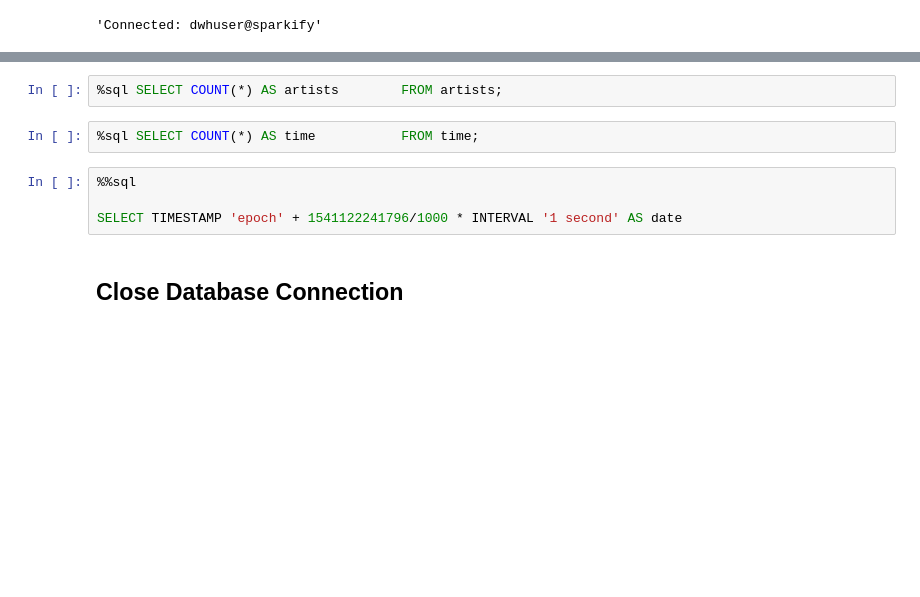
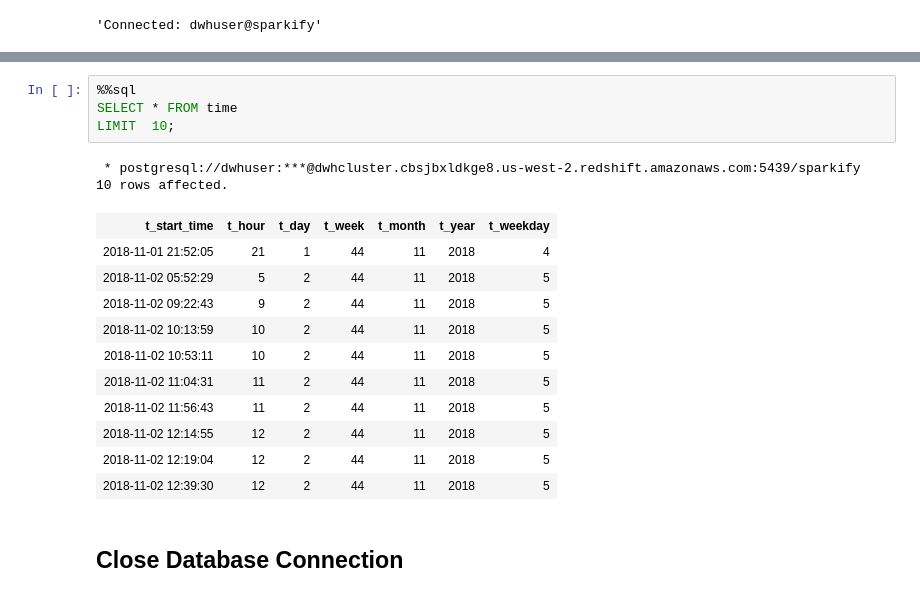
Before and after one commit to stephanderton/ETL-Cloud-Data-Warehouse, a Jupyter notebook: etl.ipynb, the cells around one changed output, grey strips where cells are left out. Drawn from its saved outputs; the diff is of its cells as text; blank space fills up the shorter version.

```diff
--- a/etl.ipynb
+++ b/etl.ipynb
@@ -163,11 +245,21 @@ LIMIT  10;
 # %%
-%sql SELECT COUNT(*) AS artists        FROM artists;
+%%sql
+SELECT * FROM time
+LIMIT  10;
+# %% [output]
+ * postgresql://dwhuser:***@dwhcluster.cbsjbxldkge8.us-west-2.redshift.amazonaws.com:5439/sparkify
+10 rows affected.
+| t_start_time | t_hour | t_day | t_week | t_month | t_year | t_weekday |
+| 2018-11-01 21:52:05 | 21 | 1 | 44 | 11 | 2018 | 4 |
+| 2018-11-02 05:52:29 | 5 | 2 | 44 | 11 | 2018 | 5 |
+| 2018-11-02 09:22:43 | 9 | 2 | 44 | 11 | 2018 | 5 |
+| 2018-11-02 10:13:59 | 10 | 2 | 44 | 11 | 2018 | 5 |
+| 2018-11-02 10:53:11 | 10 | 2 | 44 | 11 | 2018 | 5 |
+| 2018-11-02 11:04:31 | 11 | 2 | 44 | 11 | 2018 | 5 |
+| 2018-11-02 11:56:43 | 11 | 2 | 44 | 11 | 2018 | 5 |
+| 2018-11-02 12:14:55 | 12 | 2 | 44 | 11 | 2018 | 5 |
+| 2018-11-02 12:19:04 | 12 | 2 | 44 | 11 | 2018 | 5 |
+| 2018-11-02 12:39:30 | 12 | 2 | 44 | 11 | 2018 | 5 |
-# %%
-%sql SELECT COUNT(*) AS time           FROM time;
-# %%
-%%sql
-
-SELECT TIMESTAMP 'epoch' + 1541122241796/1000 * INTERVAL '1 second' AS date
 # %% [markdown]
 ## Close Database Connection
 # %%
```
Also changed, not shown: parts of 18 cells of this notebook, 5 other files.
